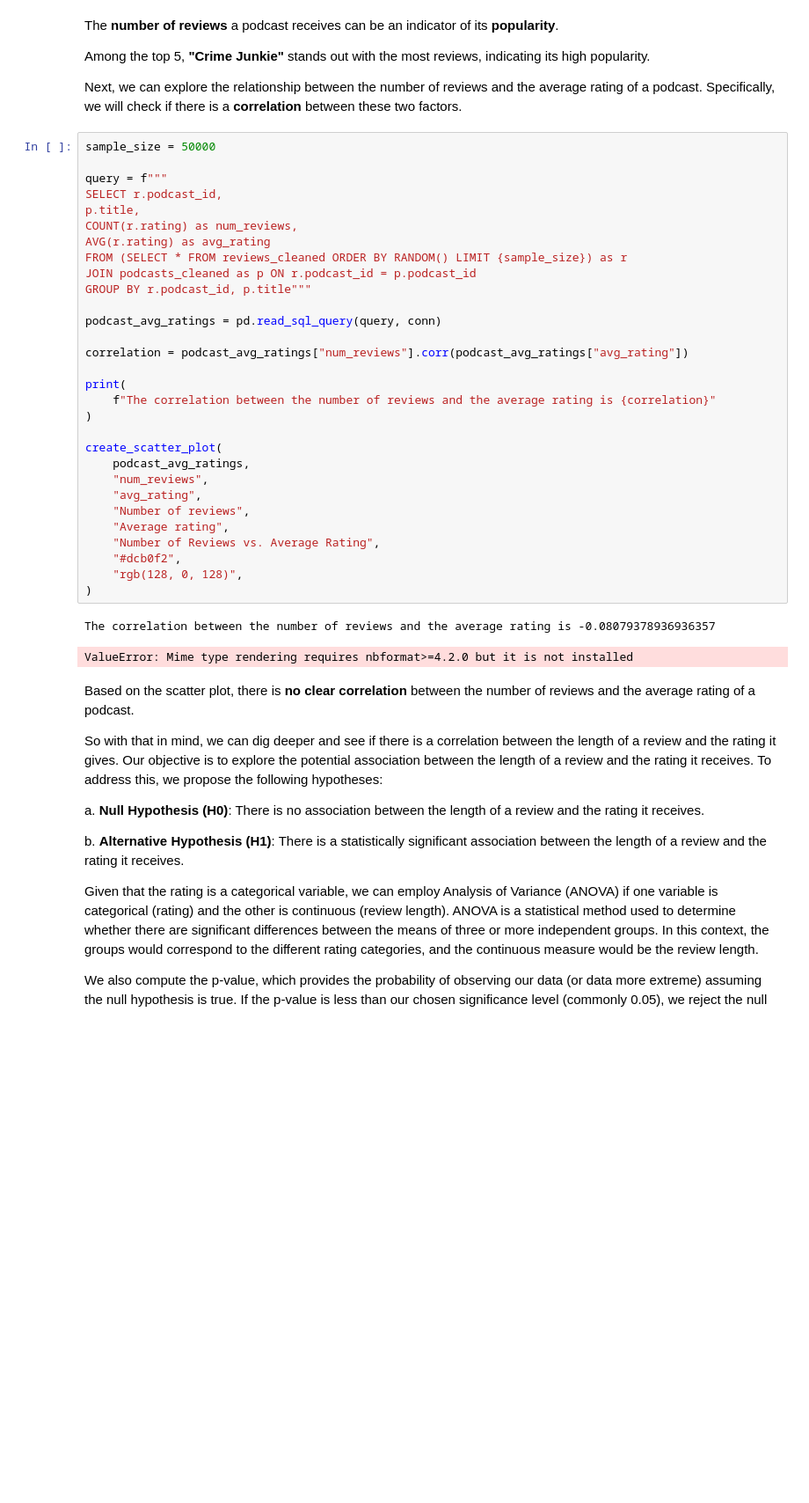
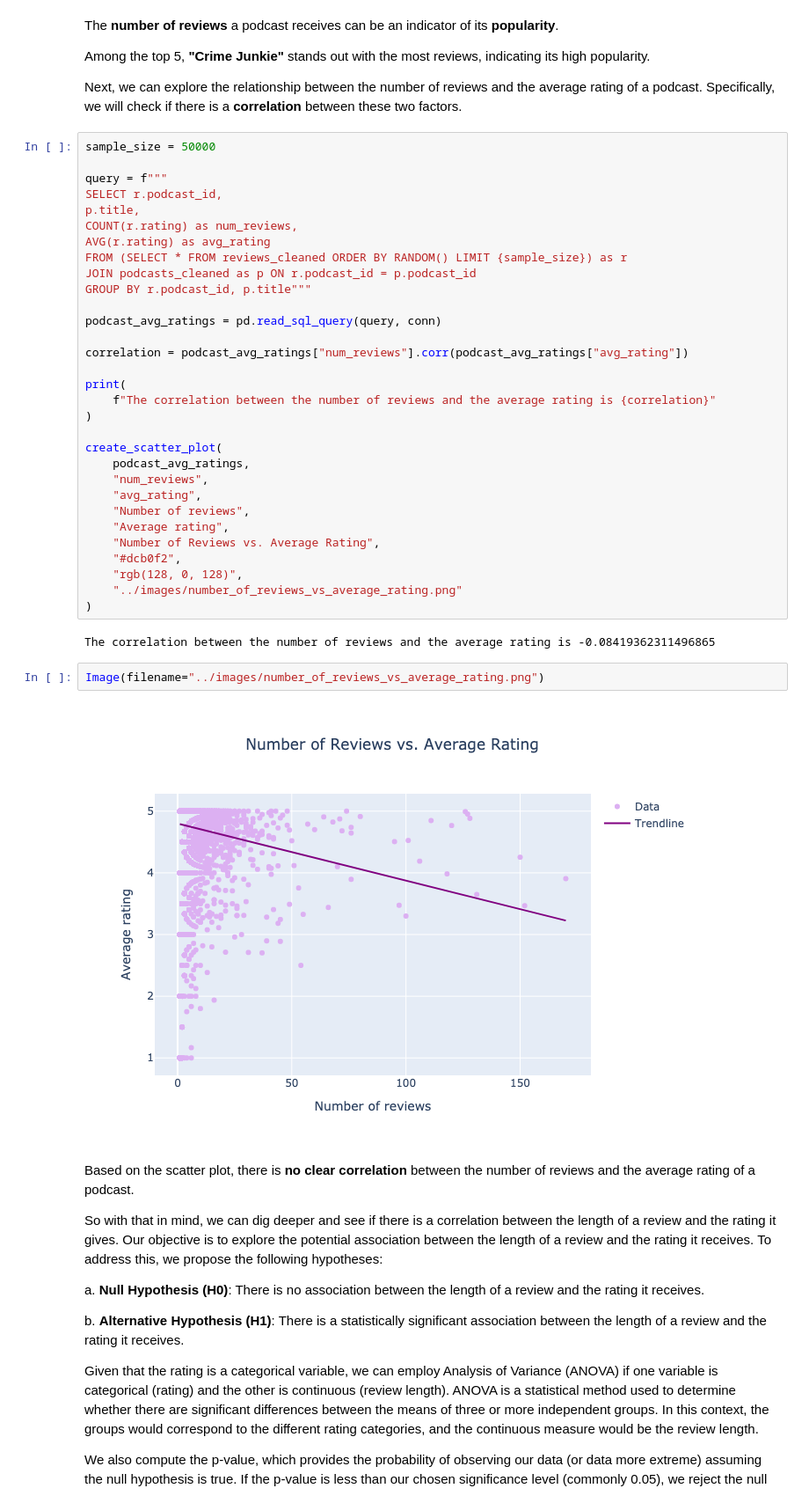
Before and after one commit to vytautas-bunevicius/podcast-review-insights, a Jupyter notebook: notebooks/podcast_review_analysis.ipynb, the cells around one changed output. Shown at 88% size. Saved outputs shown, nothing was run; the diff lists cells and outputs as text; blank space fills up the shorter version.

```diff
--- a/notebooks/podcast_review_analysis.ipynb
+++ b/notebooks/podcast_review_analysis.ipynb
@@ -322,10 +324,14 @@ create_scatter_plot(
     "Number of Reviews vs. Average Rating",
     "#dcb0f2",
     "rgb(128, 0, 128)",
+    "../images/number_of_reviews_vs_average_rating.png"
 )
 # %% [output]
-The correlation between the number of reviews and the average rating is -0.08079378936936357
+The correlation between the number of reviews and the average rating is -0.08419362311496865
-ValueError: Mime type rendering requires nbformat>=4.2.0 but it is not installed
+# %%
+Image(filename="../images/number_of_reviews_vs_average_rating.png")
+# %% [output]
+[figure, added]
 # %% [markdown]
 Based on the scatter plot, there is **no clear correlation** between the number of reviews and the average rating of a podcast.
 
```
Also changed, not shown: parts of 23 cells of this notebook, 1 other file.
